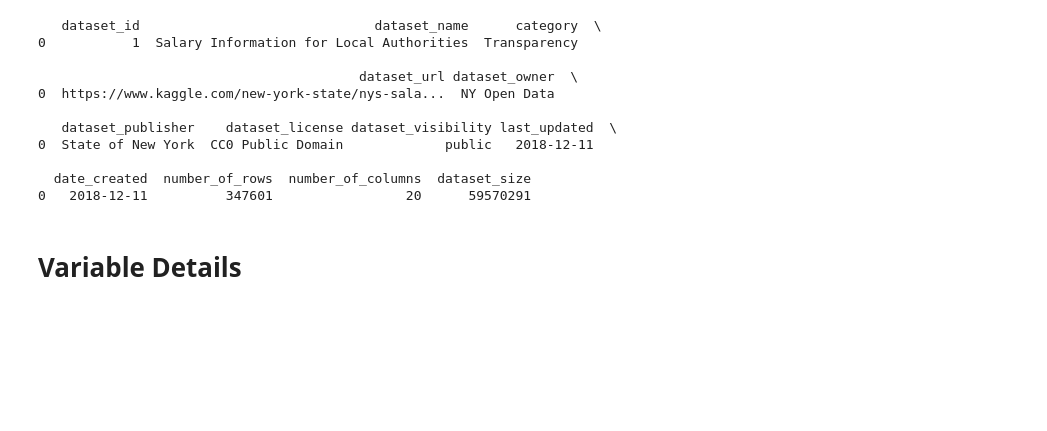
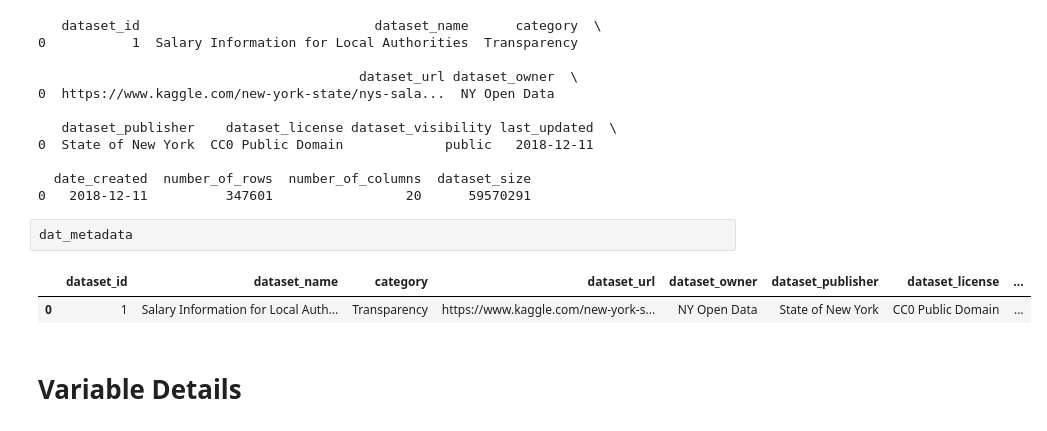
Before and after one commit to INFO6105-Spring19/hyperparameter-db-project-db16, a Jupyter notebook: source/Initial CSV creation.ipynb, the cells around one changed output. Saved outputs shown, nothing was run; the diff lists cells and outputs as text; blank space fills up the shorter version.

```diff
--- a/source/Initial CSV creation.ipynb
+++ b/source/Initial CSV creation.ipynb
@@ -113,6 +113,11 @@ dat_metadata.to_csv('./processed_csv/dat_metadata.csv')
 
   date_created  number_of_rows  number_of_columns  dataset_size
 0   2018-12-11          347601                 20      59570291
+# %%
+dat_metadata
+# %% [output]
+|  | dataset_id | dataset_name | category | dataset_url | dataset_owner | dataset_publisher | dataset_license | ... |
+| 0 | 1 | Salary Information for Local Auth... | Transparency | https://www.kaggle.com/new-york-s... | NY Open Data | State of New York | CC0 Public Domain | ... |
 # %% [markdown]
 # Variable Details
 # %%
```
